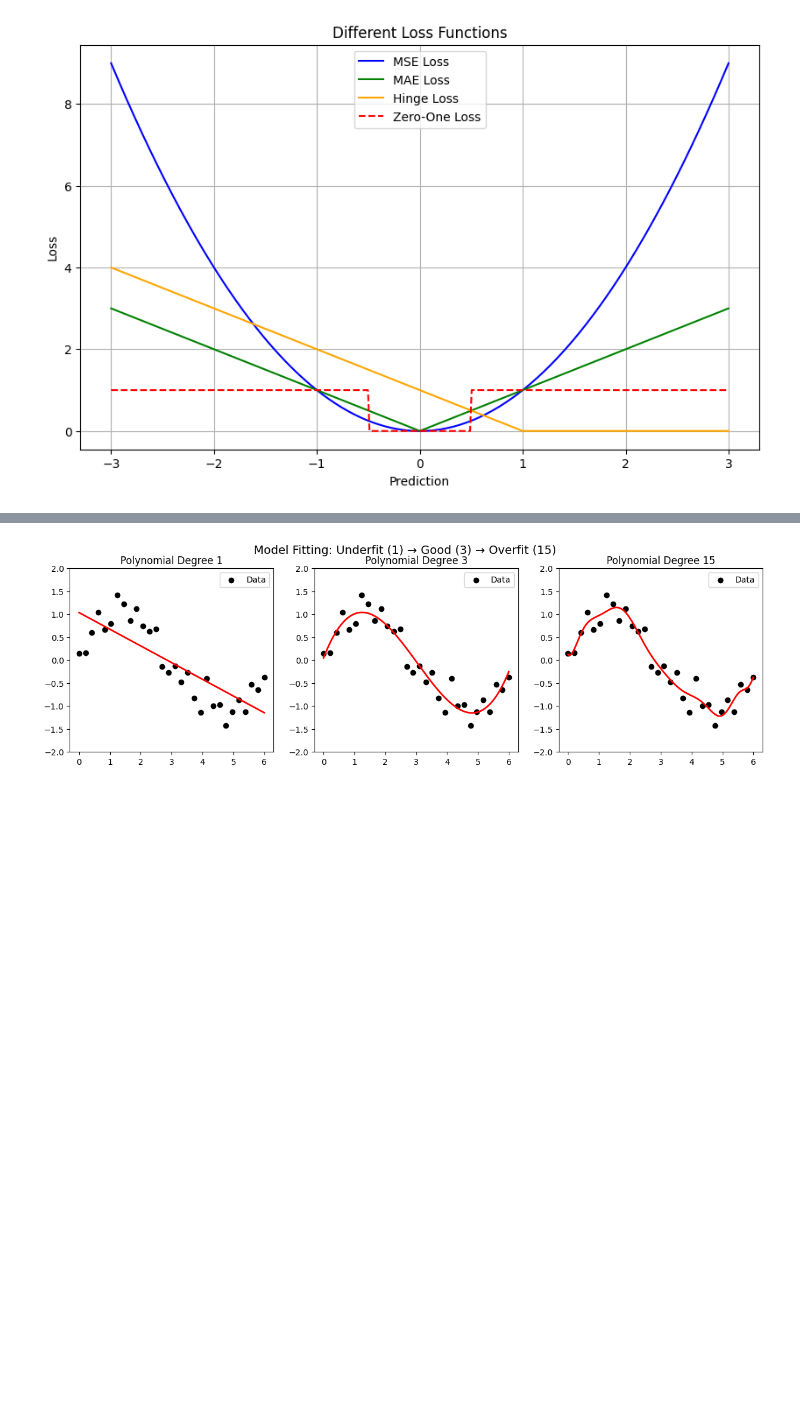
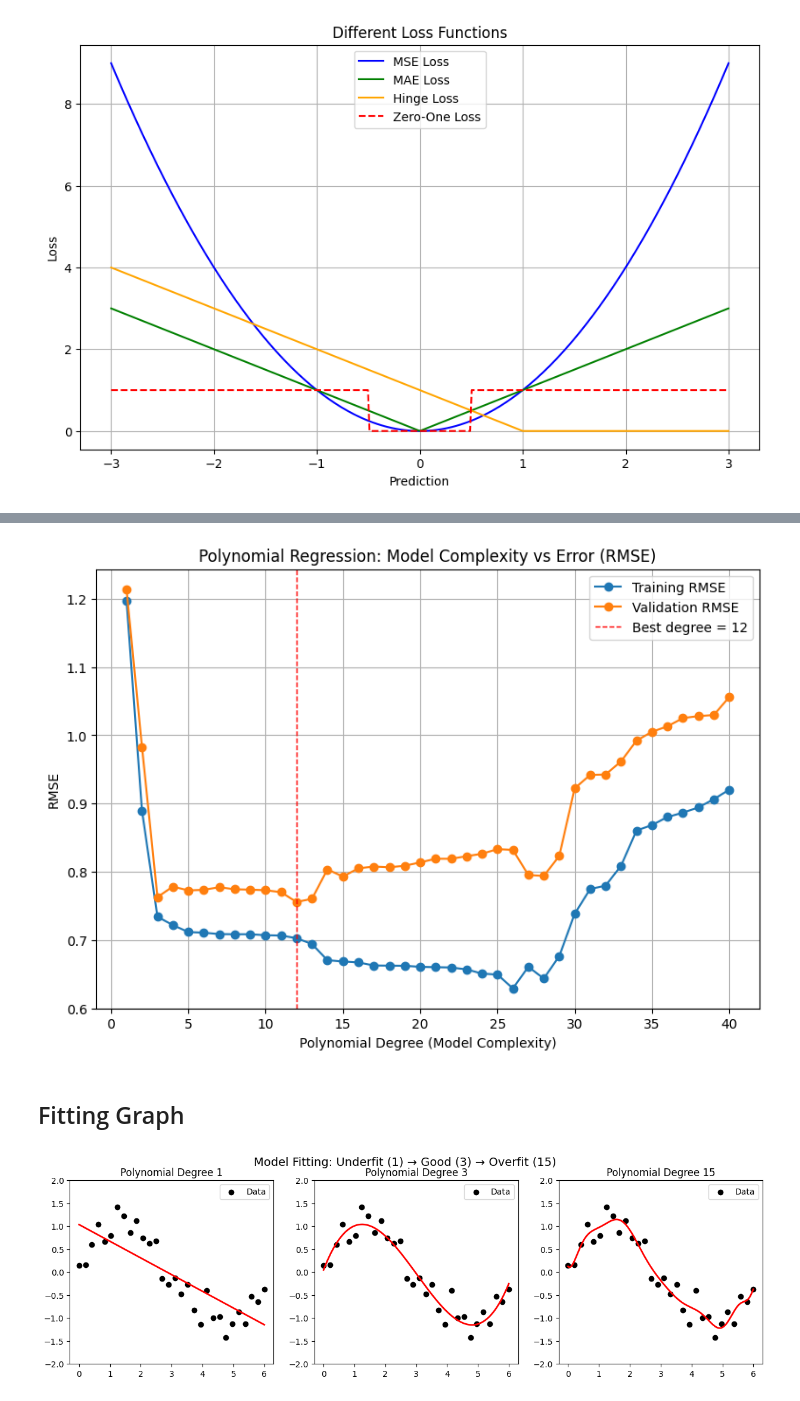
Before and after one commit to xit7/DATA-TEMPLATE, a Jupyter notebook: ml_examples/models-overview+term.ipynb, the cells around one changed output, grey strips where cells are left out. Saved outputs shown, nothing was run; the diff lists cells and outputs as text; code cells hidden in the pictures; blank space fills up the shorter version.

```diff
--- a/ml_examples/models-overview+term.ipynb
+++ b/ml_examples/models-overview+term.ipynb
@@ -162,3 +274,46 @@ Overfitting happens when a model learns the training data too well, including it
+# %%
+# ----------------------
+# PART 2: Regression — RMSE vs Polynomial Degree
+# ----------------------
+np.random.seed(123)
+n = 200
+X = np.linspace(-3, 3, n).reshape(-1, 1)
+y_true = np.sin(1.2 * X).ravel() + 0.3 * (X.ravel()**2) - 0.5
+noise = np.random.normal(0, 0.7, size=n)
+y = y_true + noise
+
+X_train, X_val, y_train, y_val = train_test_split(X, y, test_size=0.5, random_state=42)
+
+degrees = range(1, 41)
+train_rmse, val_rmse = [], []
+
+for d in degrees:
+    model = make_pipeline(PolynomialFeatures(d, include_bias=False), LinearRegression())
+    model.fit(X_train, y_train)
+    y_pred_train = model.predict(X_train)
+    y_pred_val = model.predict(X_val)
+    train_rmse.append(np.sqrt(mean_squared_error(y_train, y_pred_train)))
+    val_rmse.append(np.sqrt(mean_squared_error(y_val, y_pred_val)))
+
+train_rmse = np.array(train_rmse)
+val_rmse = np.array(val_rmse)
+best_degree = list(degrees)[int(np.argmin(val_rmse))]
+best_val = np.min(val_rmse)
+
+plt.figure(figsize=(9,6))
+plt.plot(degrees, train_rmse, "o-", label="Training RMSE")
+plt.plot(degrees, val_rmse, "o-", label="Validation RMSE")
+plt.axvline(best_degree, linestyle="--", label=f"Best degree = {best_degree}", linewidth=1, color="red")
+plt.title("Polynomial Regression: Model Complexity vs Error (RMSE)")
+plt.xlabel("Polynomial Degree (Model Complexity)")
+plt.ylabel("RMSE")
+plt.legend()
+plt.grid(True)
+plt.show()
+# %% [output]
+[figure, added]
+# %% [markdown]
+## Fitting Graph
 # %%
 # Re-imports after reset
 import numpy as np
```
Also changed, not shown: parts of 17 cells of this notebook.
